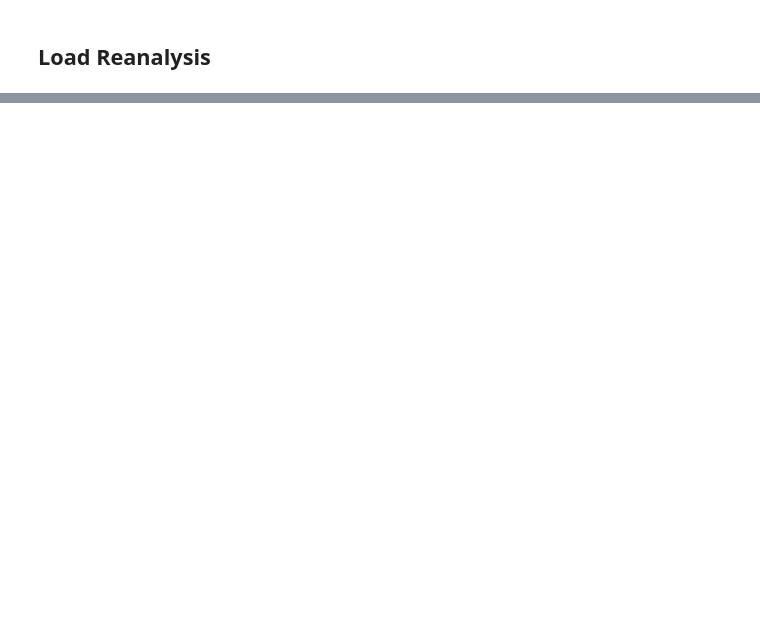
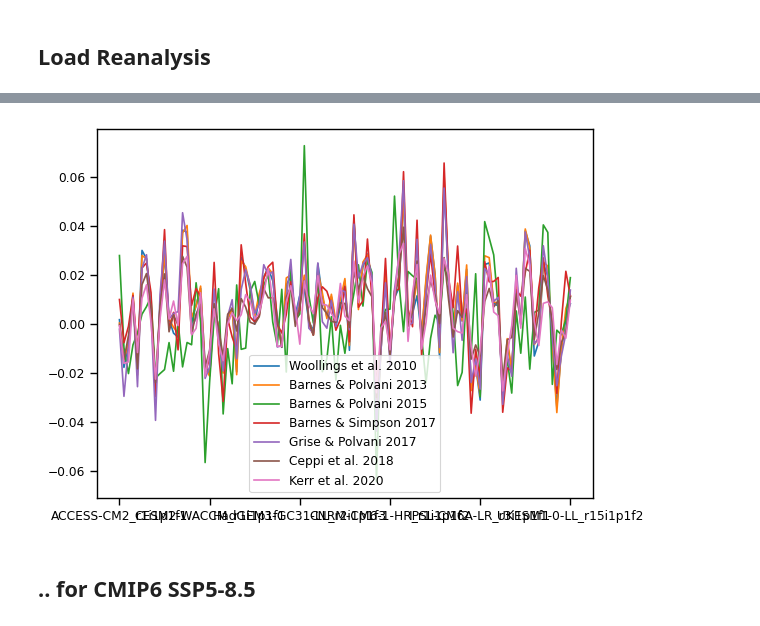
Before and after one commit to Thomasjkeel/uncertainty-in-npac-jet-shift, a Jupyter notebook: Figure_4.ipynb, the cells around one changed output, grey strips where cells are left out. Drawn from its saved outputs; the diff is of its cells as text; code cells hidden in the pictures; blank space fills up the shorter version.

```diff
--- a/Figure_4.ipynb
+++ b/Figure_4.ipynb
@@ -236,5 +293,10 @@ all_df_npac_future_dataset['Bracegirdle et al. 2018']['HadGEM3-GC31-LL'].dropna(
 # %% [markdown]
 # Load CMIP6 Historical
+# %%
+HIST_START_DATE = "1950-01-01"
+HIST_END_DATE = "2015-12-31"
+PERIOD_NUMBER_OF_DAYS = (pd.to_datetime(HIST_END_DATE) - pd.to_datetime(HIST_START_DATE)).days
+MISSING_NUM_DAYS_THRESHOLD = 0.05 ## only allow for up to 5% less duration in data
 # %%
 CMIP6_Historical_dir = "/home/thomaskeel/Documents/PhD/JASMIN experiments/CMIP6_Historical_NPAC runs/ua_day*"
 # %%
@@ -393,0 +650,28 @@ ncepdoe2_npac_day_dict['Kerr2020_NorthPacific'] = pd.read_csv('/home/thomaskeel/
+# %%
+%%time
+## takes ~20 minutes on Intel i7-10750
+
+hist_djf_jet_lat_mean_dict = {}
+hist_mam_jet_lat_mean_dict = {}
+hist_jja_jet_lat_mean_dict = {}
+hist_son_jet_lat_mean_dict = {}
+
+hist_djf_jet_lat_trend_dict = {}
+hist_mam_jet_lat_trend_dict = {}
+hist_jja_jet_lat_trend_dict = {}
+hist_son_jet_lat_trend_dict = {}
+
+for metric in metric_names:
+    print(metric)
+    if metric == "Bracegirdle et al. 2018":
+        ## ignore because only calculated by annual scale
+        continue
+    hist_djf_jet_lat_mean_dict[metric] = all_df_npac_hist_dataset[metric][all_df_npac_hist_dataset[metric].index.month.isin([12, 1, 2])].mean()
+    hist_mam_jet_lat_mean_dict[metric] = all_df_npac_hist_dataset[metric][all_df_npac_hist_dataset[metric].index.month.isin([3, 4, 5])].mean()
+    hist_jja_jet_lat_mean_dict[metric] = all_df_npac_hist_dataset[metric][all_df_npac_hist_dataset[metric].index.month.isin([6, 7, 8])].mean()
+    hist_son_jet_lat_mean_dict[metric] = all_df_npac_hist_dataset[metric][all_df_npac_hist_dataset[metric].index.month.isin([9, 10, 11])].mean()
+
+    hist_djf_jet_lat_trend_dict[metric] = all_df_npac_hist_dataset[metric][all_df_npac_hist_dataset[metric].index.month.isin([12, 1, 2])].apply(lambda col: get_year_gradient_of_trend(pd.DataFrame(col), col.name), axis=0)
+    hist_mam_jet_lat_trend_dict[metric] = all_df_npac_hist_dataset[metric][all_df_npac_hist_dataset[metric].index.month.isin([3, 4, 5])].apply(lambda col: get_year_gradient_of_trend(pd.DataFrame(col), col.name), axis=0)
+    hist_jja_jet_lat_trend_dict[metric] = all_df_npac_hist_dataset[metric][all_df_npac_hist_dataset[metric].index.month.isin([6, 7, 8])].apply(lambda col: get_year_gradient_of_trend(pd.DataFrame(col), col.name), axis=0)
+    hist_son_jet_lat_trend_dict[metric] = all_df_npac_hist_dataset[metric][all_df_npac_hist_dataset[metric].index.month.isin([9, 10, 11])].apply(lambda col: get_year_gradient_of_trend(pd.DataFrame(col), col.name), axis=0)
@@ -393,0 +704,10 @@ ncepdoe2_npac_day_dict['Kerr2020_NorthPacific'] = pd.read_csv('/home/thomaskeel/
+# %%
+hist_djf_jet_lat_mean_df = pd.concat(hist_djf_jet_lat_mean_dict, axis=1)
+hist_mam_jet_lat_mean_df = pd.concat(hist_mam_jet_lat_mean_dict, axis=1)
+hist_jja_jet_lat_mean_df = pd.concat(hist_jja_jet_lat_mean_dict, axis=1)
+hist_son_jet_lat_mean_df = pd.concat(hist_son_jet_lat_mean_dict, axis=1)
+
+hist_djf_jet_lat_trend_df = pd.concat(hist_djf_jet_lat_trend_dict, axis=1)
+hist_mam_jet_lat_trend_df = pd.concat(hist_mam_jet_lat_trend_dict, axis=1)
+hist_jja_jet_lat_trend_df = pd.concat(hist_jja_jet_lat_trend_dict, axis=1)
+hist_son_jet_lat_trend_df = pd.concat(hist_son_jet_lat_trend_dict, axis=1)
@@ -393,0 +723,6 @@ ncepdoe2_npac_day_dict['Kerr2020_NorthPacific'] = pd.read_csv('/home/thomaskeel/
+# %%
+hist_djf_jet_lat_trend_df.plot();
+# %% [output]
+[figure, added]
+# %% [markdown]
+## .. for CMIP6 SSP5-8.5
```
Also changed, not shown: parts of 58 cells of this notebook.
